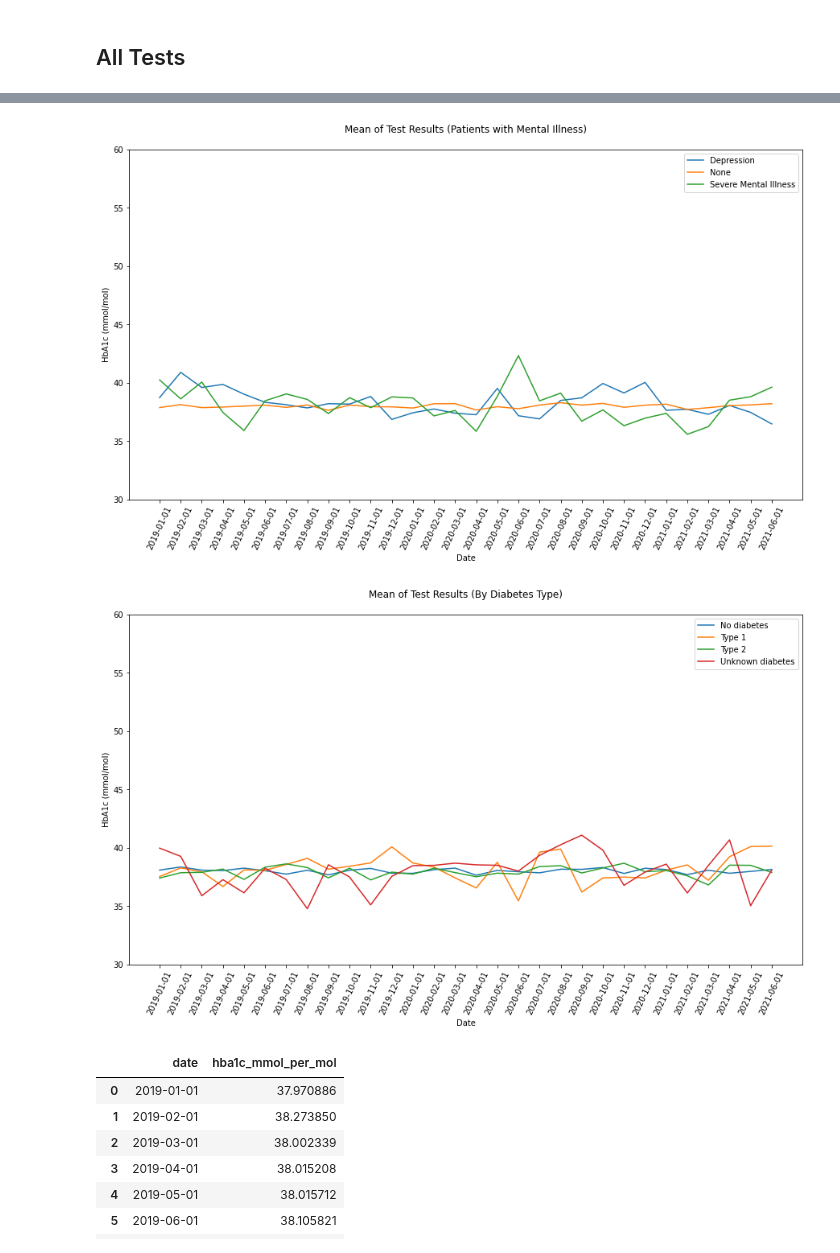
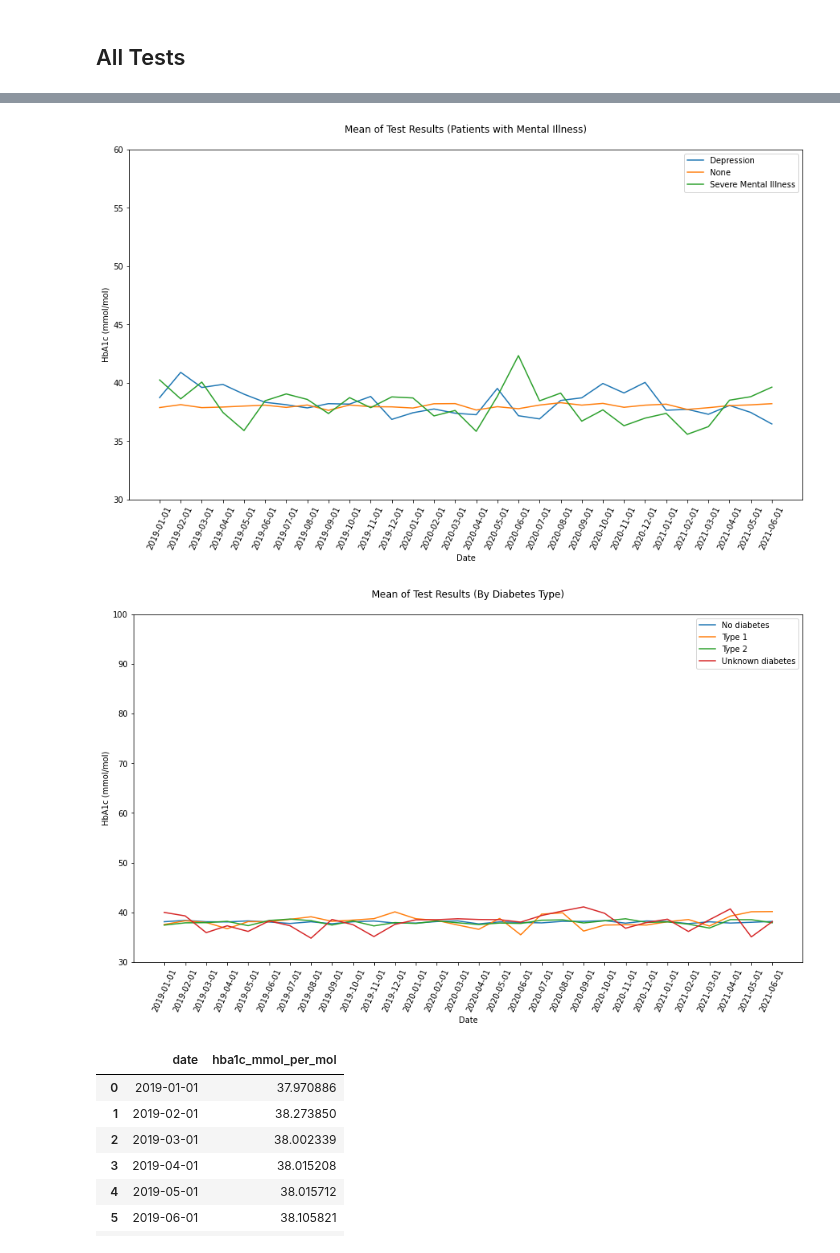
Before and after one commit to opensafely/HbA1c-levels, a Jupyter notebook: notebooks/hba1c_levels.ipynb, the cells around one changed output, grey strips where cells are left out. Drawn from its saved outputs; the diff is of its cells as text; code cells hidden in the pictures.

Commit message:
Edit y-axis for comparison by diabetes type

```diff
--- a/notebooks/hba1c_levels.ipynb
+++ b/notebooks/hba1c_levels.ipynb
@@ -138,35 +138,35 @@ create_chart(df_sex.loc[df_sex.sex.isin(['F','M'])], 'sex', 'Mean of Test Result
 df_eth = compute_mean(df_input, 'ethnicity')
 create_chart(df_eth, 'ethnicity', 'Mean of Test Results by Ethnicity', all_min, all_max)
 
 # Region
 df_region = compute_mean(df_input, 'region')
 create_chart(df_region, 'region', 'Mean of Test Results by Region', all_min, all_max)
 
 # IMD
 df_imd = compute_mean(df_input, 'imd')
 create_chart(df_imd, 'imd', 'Mean of Test Results by IMD', all_min, all_max)
 
 # Learning Disability
 df_ld = compute_mean(df_input, 'learning_disability')
 create_chart(df_ld, 'learning_disability', 'Mean of Test Results (Patients with Learning Disability)', all_min, all_max)
 
 # Mental Illness
 df_mi = compute_mean(df_input, 'mental_illness')
 create_chart(df_mi, 'mental_illness', 'Mean of Test Results (Patients with Mental Illness)', all_min, all_max)
 
 # Diabetes Type
 df_dm = compute_mean(df_input, 'diabetes_type')
-create_chart(df_dm, 'diabetes_type', 'Mean of Test Results (By Diabetes Type)', all_min, all_max)
+create_chart(df_dm, 'diabetes_type', 'Mean of Test Results (By Diabetes Type)', all_min, 100)
 # %% [output]
 [figure]
 [figure]
 [figure]
 [figure]
 [figure]
 [figure]
 [figure]
 [figure]
-[figure, old version]
+[figure, new version]
 # %%
 ### Create and display tables showing exact values by month
 
```
